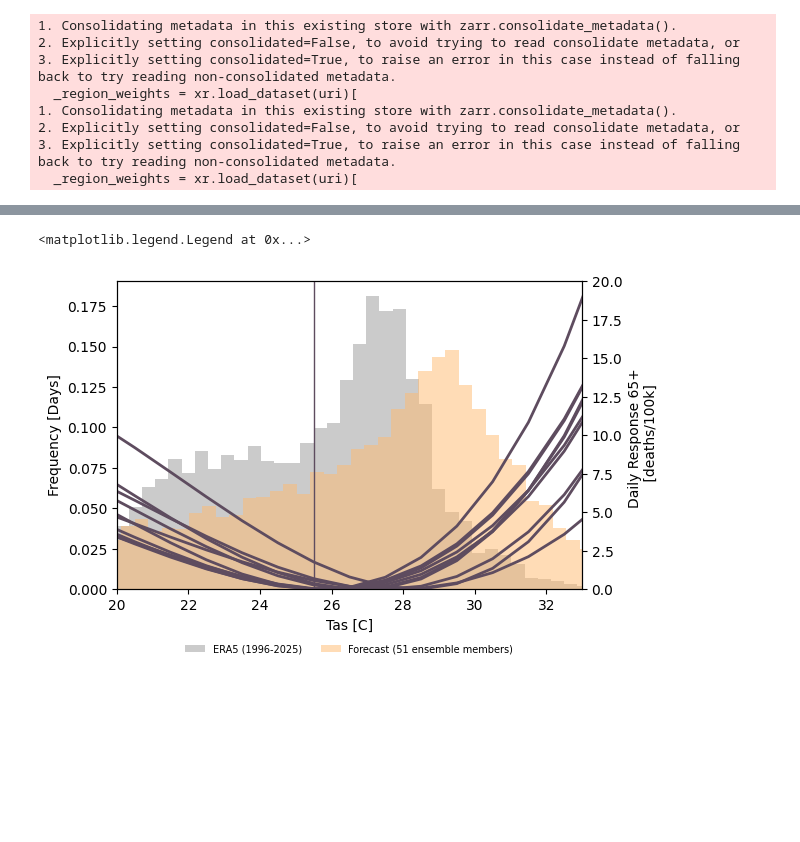
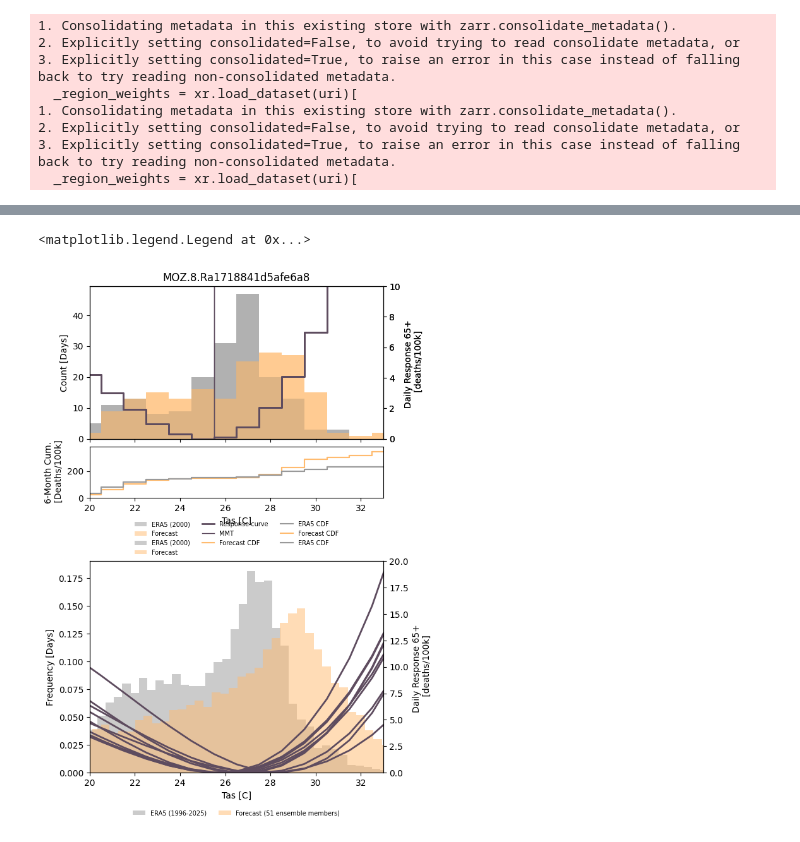
Before and after one commit to ezuetell/poreallas, a Jupyter notebook: analysis/p01_method_diagram.ipynb, the cells around one changed output, grey strips where cells are left out. Drawn from its saved outputs; the diff is of its cells as text; code cells hidden in the pictures; blank space fills up the shorter version.

```diff
--- a/analysis/p01_method_diagram.ipynb
+++ b/analysis/p01_method_diagram.ipynb
@@ -142,19 +153,11 @@ b_color = "#999999"
 f_color = "#ffbb6f"
 r_color = "#5e4c5f"
 
-fig, (ax_hist, ax_cdf) = plt.subplots(
-    2,
-    1,
-    sharex=True,
-    figsize=(6, 6),
-    gridspec_kw={"height_ratios": [3, 1], "hspace": 0.08},
-)
-
-
 ref_vals = betas_mmt["mmt"].sel(region=region_filter).sel(age_cohort="age65plus")
 betas = betas_mmt["beta_hotonly"] if hotonly else betas_mmt["beta"]
 # Select a single gamma sample for plotting
 betas = betas.sel(sample=7)
+ref_vals = ref_vals.sel(sample=7)
 # Define consistent 1 degree bins for plotting
 da_temp_bins = betas.sel(region=region_filter).sel(age_cohort="age65plus")
 da_temp_bins["tas_bin"] = da_temp_bins["tas_bin"]
@@ -228,8 +231,4 @@ ax_cdf.legend(
     frameon=False,
 )
 ax_hist.set_title(f"{region_filter}")
-fig.savefig(
-    f"discrete_dose_response_with_hist_{region_filter}_2608.png",
-    dpi=600,
-    bbox_inches="tight",
-)
+ax_hist.tick_params(labelbottom=False)
@@ -243,7 +240,6 @@ da_temp_bins["tas_bin"] = da_temp_bins["tas_bin"]
 forecast_full = forecast_ir["tas"].sel(region=region_filter)
 era5_full = era5_ir["tas"].sel(region=region_filter)
 
-fig, ax = plt.subplots(figsize=(6, 4))
 # bins = da_temp_bins.coords['tas_bin']
 bins = 50
 ax.hist(
@@ -278,7 +274,6 @@ for sample in range(0, 10):
         linewidth=2,
         label="Response curve",
     )
-ax_hist2.axvline(ref_vals.values, color=r_color, linewidth=1, label="MMT")
 ax_hist2.set_ylabel("Daily Response 65+ \n [deaths/100k]")
 ax_hist2.set_ylim(0, 20)
 ax_hist2.set_xlim(xmin, xmax)
@@ -297,4 +292,7 @@ ax.legend(
 )
 # %% [output]
 <matplotlib.legend.Legend at 0x...>
-[figure, removed]
+# %%
+fig
+# %% [output]
+[figure, added]
```
Also changed, not shown: parts of 3 cells of this notebook.
